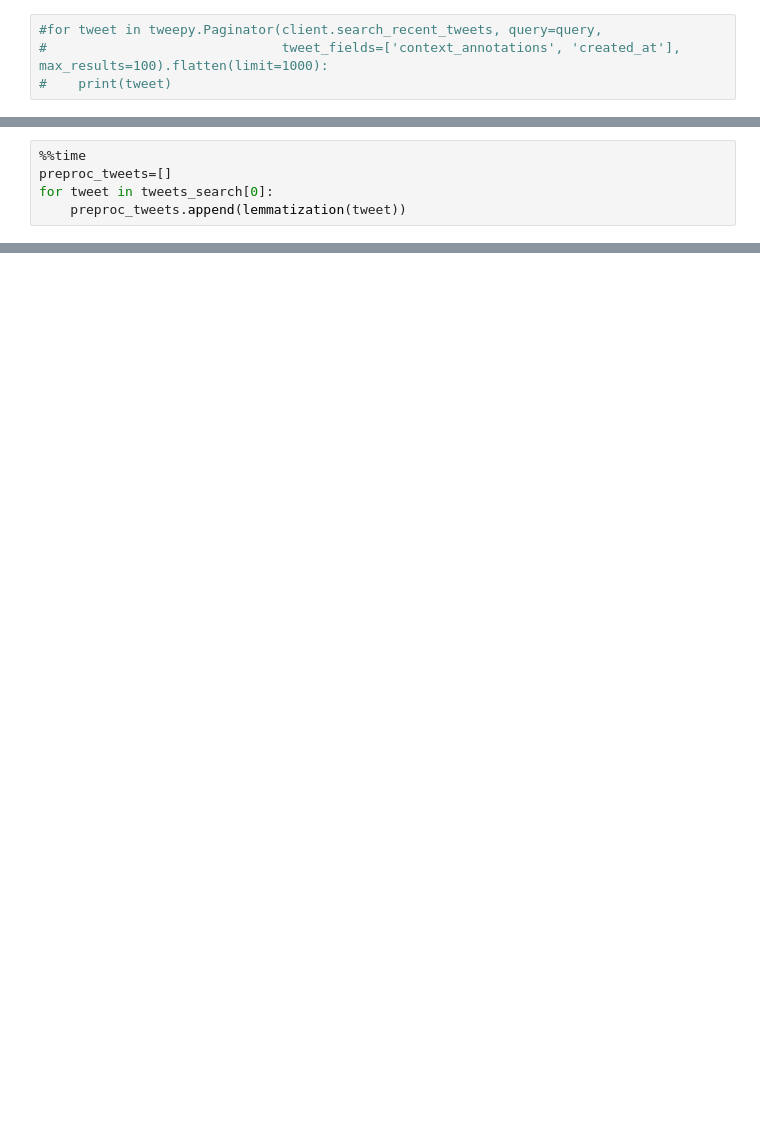
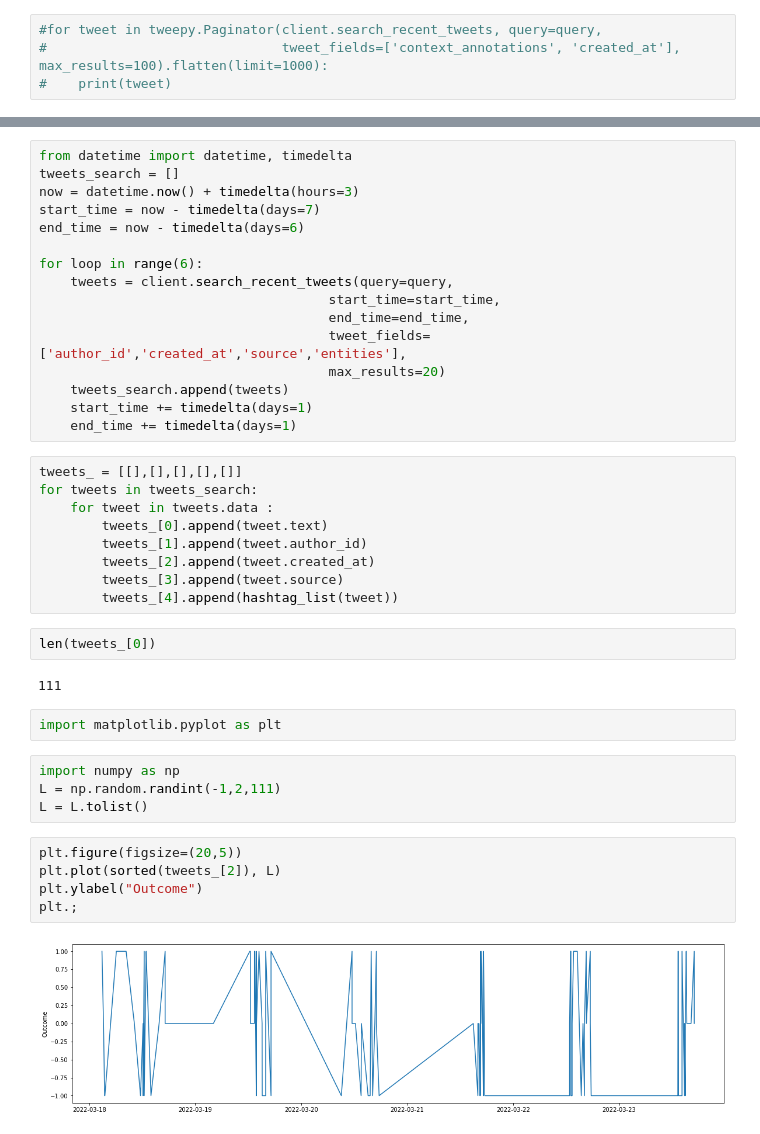
Before and after one commit to GSChacon/thermofeeler, a Jupyter notebook: notebooks/lau-fst_twitter_api.ipynb, the cells around one changed output, grey strips where cells are left out. Saved outputs shown, nothing was run; the diff lists cells and outputs as text; blank space fills up the shorter version.

```diff
--- a/notebooks/lau-fst_twitter_api.ipynb
+++ b/notebooks/lau-fst_twitter_api.ipynb
@@ -149,5 +117,0 @@ Downloading https://raw.githubusercontent.com/stanfordnlp/stanza-resources/main/
-# %%
-%%time
-preproc_tweets=[]
-for tweet in tweets_search[0]:
-    preproc_tweets.append(lemmatization(tweet))
@@ -169,0 +118,42 @@ preproc_tweets
+# %%
+from datetime import datetime, timedelta
+tweets_search = []
+now = datetime.now() + timedelta(hours=3)
+start_time = now - timedelta(days=7)
+end_time = now - timedelta(days=6)
+
+for loop in range(6):
+    tweets = client.search_recent_tweets(query=query,
+                                     start_time=start_time,
+                                     end_time=end_time,
+                                     tweet_fields=['author_id','created_at','source','entities'],
+                                     max_results=20)
+    tweets_search.append(tweets)
+    start_time += timedelta(days=1)
+    end_time += timedelta(days=1)
+# %%
+tweets_ = [[],[],[],[],[]]
+for tweets in tweets_search:
+    for tweet in tweets.data :
+        tweets_[0].append(tweet.text)
+        tweets_[1].append(tweet.author_id)
+        tweets_[2].append(tweet.created_at)
+        tweets_[3].append(tweet.source)
+        tweets_[4].append(hashtag_list(tweet))
+# %%
+len(tweets_[0])
+# %% [output]
+111
+# %%
+import matplotlib.pyplot as plt
+# %%
+import numpy as np
+L = np.random.randint(-1,2,111)
+L = L.tolist()
+# %%
+plt.figure(figsize=(20,5))
+plt.plot(sorted(tweets_[2]), L)
+plt.ylabel("Outcome")
+plt.;
+# %% [output]
+[figure, added]
```
Also changed, not shown: parts of 9 cells of this notebook.
